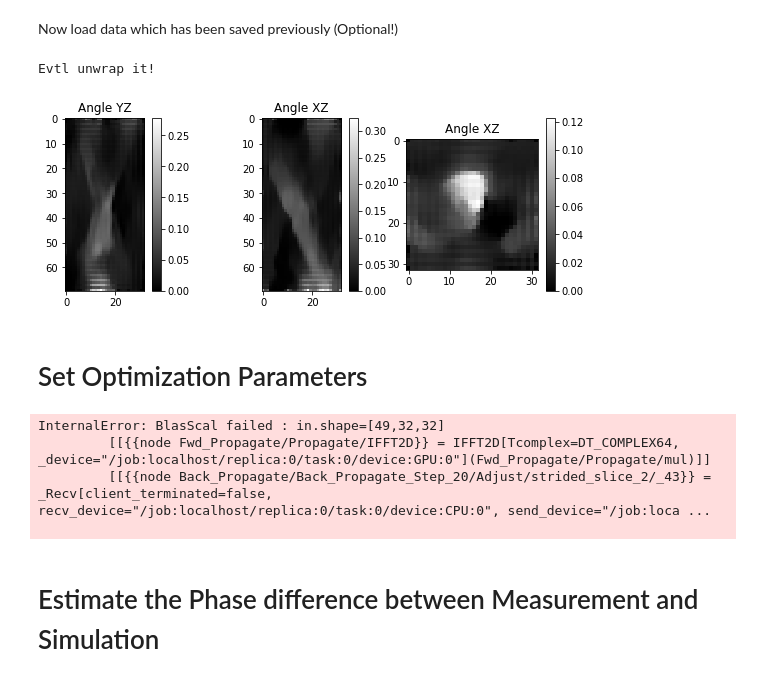
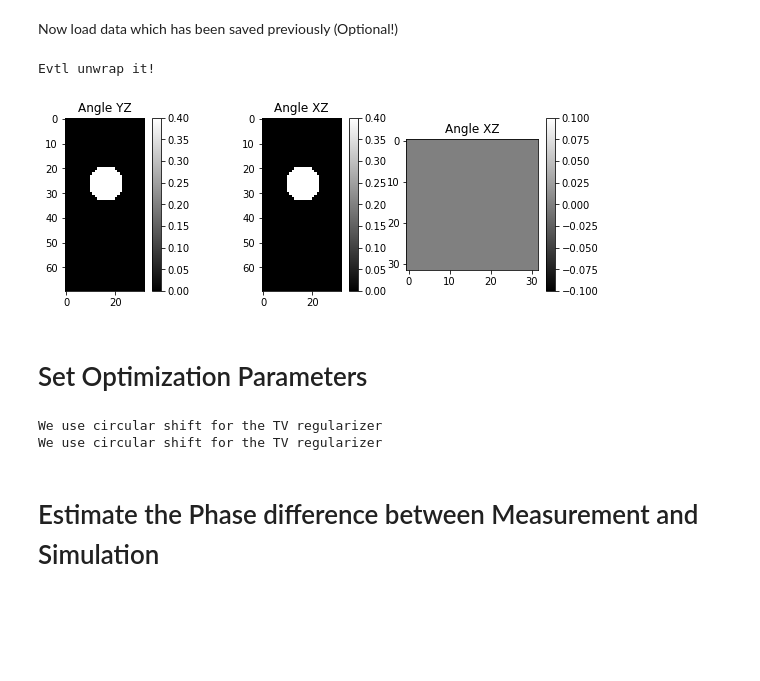
Before and after one commit to beniroquai/Multiple-Scattering_Tensorflow, a Jupyter notebook: Listings_20_Reconstruction_SplitAmpPhase_REAL.ipynb, the cells around one changed output. Saved outputs shown, nothing was run; the diff lists cells and outputs as text; code cells hidden in the pictures; blank space fills up the shorter version.

Commit message:
Experiment 20 seems promising, Bug in flipped object

```diff
--- a/Listings_20_Reconstruction_SplitAmpPhase_REAL.ipynb
+++ b/Listings_20_Reconstruction_SplitAmpPhase_REAL.ipynb
@@ -50,7 +50,7 @@ except(FileExistsError):
 is_padding = False
 is_display = True
 is_optimization = True
-is_optimization_psf = True
+is_optimization_psf = False
 is_flip = False
 is_measurement = True
 
@@ -62,7 +62,7 @@ if is_measurement:
         matlab_val_name = 'allAmp_red'
         matlab_par_name = 'myParameterNew'
     if(True):
-        matlab_val_file = './Data/DROPLETS/S19_multiple/S19_subroi2.mat'      #'./Data/DROPLETS/allAmp_simu.npy' #
+        matlab_val_file = './Data/DROPLETS/S19_multiple/S19_subroi5.mat'      #'./Data/DROPLETS/allAmp_simu.npy' #
         matlab_par_file = './Data/DROPLETS/S19_multiple/Parameter.mat'
         matlab_val_name = 'allAmp_red'
         matlab_par_name = 'myParameter'
@@ -74,7 +74,7 @@ else:
     matlab_par_name = 'myParameterNew'
 
 # microscope parameters
-zernikefactors = np.array((0,0,0,0,0,0,0.,-0.,0)) # representing the 9 first zernike coefficients in noll-writings
+zernikefactors = np.array((0,0,0,0,0,0,0.5,-0.5,0))*0 # representing the 9 first zernike coefficients in noll-writings
 shiftIcY=-1
 shiftIcX=-0
 dn = .1
@@ -88,7 +88,7 @@ lambda_gr = 0 # lambda for Goods Roughness
 lambda_pos = 0
 lambda_neg = 10
 
-Niter = 10000
+Niter = 5000
 Ndisplay = 15
 
 
@@ -163,38 +163,41 @@ print('Evtl unwrap it!')
 np_meas=np_meas_raw#*np.exp(1j*np.pi)
 
 
 if(False): # good for the experiment
     init_guess = np.angle(np_meas)
     init_guess = init_guess - np.min(init_guess)
     init_guess = init_guess**2
     init_guess = init_guess/np.max(init_guess)*muscat.dn
 elif(False): # good for the simulation
     init_guess = -np.abs(np_meas)
     init_guess = init_guess - np.min(init_guess)
     init_guess = init_guess**2
     init_guess = init_guess/np.max(init_guess)*muscat.dn
     init_guess = np.flip(init_guess,0)
 elif(False):
     init_guess = np.ones(np_meas.shape)*muscat.dn
 elif(False):
     init_guess = tf_go.generateObject(mysize=muscat.mysize, obj_dim=muscat.dx, obj_type ='sphere', diameter = 7, dn = muscat.dn)
 else:
     init_guess = np_meas
-    obj = tf_go.generateObject(mysize=muscat.mysize, obj_dim=muscat.dx, obj_type ='sphere', diameter = 10, dn = muscat.dn)
-    obj_absorption = tf_go.generateObject(mysize=muscat.mysize, obj_dim=muscat.dx, obj_type ='sphere', diameter = 10, dn = 1)
-    obj = obj+1j*obj_absorption*.2
+    ''' Create a 3D Refractive Index Distributaton as a artificial sample'''
+    mydiameter = 7
+    obj = tf_go.generateObject(mysize=muscat.mysize, obj_dim=muscat.dx, obj_type ='sphere', diameter = mydiameter, dn = .4)
+    obj_absorption = tf_go.generateObject(mysize=muscat.mysize, obj_dim=muscat.dx, obj_type ='sphere', diameter = mydiameter, dn = 1)
+    obj = obj+1j*obj_absorption*.05
+    obj = np.roll(obj,-9,0)
     init_guess = obj
-    init_guess = np.load('my_res_cmplx.npy')
+    #init_guess = np.load('my_res_cmplx.npy')
     #init_guess = np.random.randn(np_meas.shape[0],init_guess.shape[1],init_guess.shape[2])*muscat.dn
 
 
 
 if(is_display): plt.subplot(231), plt.title('Angle YZ'),plt.imshow(np.real(init_guess[:,init_guess.shape[1]//2,:])), plt.colorbar()
 if(is_display): plt.subplot(232), plt.title('Angle XZ'),plt.imshow(np.real(init_guess[:,:,init_guess.shape[1]//2])), plt.colorbar()
 if(is_display): plt.subplot(233), plt.title('Angle XZ'),plt.imshow(np.real(init_guess[init_guess.shape[0]//2,:,:])), plt.colorbar(),plt.show()
 # %% [output]
 Evtl unwrap it!
-[figure, old version]
+[figure, new version]
 # %% [markdown]
 # Set Optimization Parameters
 # %%
@@ -209,9 +212,10 @@ tf_meas = tf.placeholder(dtype=tf.complex64, shape=init_guess.shape)
 
 '''Define Cost-function'''
 tf_lambda_tv = tf.placeholder(tf.float32, [])
-#tf_tvloss = tf_lambda_tv*reg.tf_total_variation_regularization(muscat.TF_obj, BetaVals = [muscat.dx,muscat.dy,muscat.dz], epsR=epsTV, is_circ = True)  #Alernatively tf_total_variation_regularization # total_variation
-tf_tvloss = tf_lambda_tv*reg.total_variation_iso_conv(muscat.TF_obj,  eps=epsTV, step_sizes = [muscat.dx,muscat.dy,muscat.dz])  #Alernatively tf_total_variation_regularization # total_variation
-tf_tvloss += tf_lambda_tv*reg.total_variation_iso_conv(muscat.TF_obj_absorption,  eps=epsTV, step_sizes = [muscat.dx,muscat.dy,muscat.dz])  #Alernatively tf_total_variation_regularization # total_variation
+tf_tvloss = tf_lambda_tv*reg.tf_total_variation_regularization(muscat.TF_obj, BetaVals = [muscat.dx,muscat.dy,muscat.dz], epsR=epsTV, is_circ = True)  #Alernatively tf_total_variation_regularization # total_variation
+tf_tvloss += tf_lambda_tv*reg.tf_total_variation_regularization(muscat.TF_obj_absorption, BetaVals = [muscat.dx,muscat.dy,muscat.dz], epsR=epsTV, is_circ = True)  #Alernatively tf_total_variation_regularization # total_variation
+#tf_tvloss = tf_lambda_tv*reg.total_variation_iso_conv(muscat.TF_obj,  eps=epsTV, step_sizes = [muscat.dx,muscat.dy,muscat.dz])  #Alernatively tf_total_variation_regularization # total_variation
+#tf_tvloss += tf_lambda_tv*reg.total_variation_iso_conv(muscat.TF_obj_absorption,  eps=epsTV, step_sizes = [muscat.dx,muscat.dy,muscat.dz])  #Alernatively tf_total_variation_regularization # total_variation
 
 tf_negsqrloss = lambda_neg*reg.RegularizeNegSqr(muscat.TF_obj)
 tf_globalphase = tf.Variable(0., tf.float32, name='var_phase')
@@ -250,15 +254,14 @@ if is_optimization:
         init_guess_tmp[:,muscat.Nx//2-muscat.Nx//4:muscat.Nx//2+muscat.Nx//4, muscat.Ny//2-muscat.Ny//4:muscat.Ny//2+muscat.Ny//4] =init_guess
         init_guess = init_guess_tmp
 
-    sess.run(tf.assign(muscat.TF_obj, init_guess)); # assign abs of measurement as initial guess of
+    sess.run(tf.assign(muscat.TF_obj, np.real(init_guess))); # assign abs of measurement as initial guess of
+    sess.run(tf.assign(muscat.TF_obj_absorption, np.imag(init_guess))); # assign abs of measurement as initial guess of
 
 my_fwd = sess.run(tf_fwd)#, feed_dict={muscat.TF_obj:obj})
 mysize = my_fwd.shape
 # %% [output]
-InternalError: BlasScal failed : in.shape=[49,32,32]
-         [[{{node Fwd_Propagate/Propagate/IFFT2D}} = IFFT2D[Tcomplex=DT_COMPLEX64, _device="/job:localhost/replica:0/task:0/device:GPU:0"](Fwd_Propagate/Propagate/mul)]]
-         [[{{node Back_Propagate/Back_Propagate_Step_20/Adjust/strided_slice_2/_43}} = _Recv[client_terminated=false, recv_device="/job:localhost/replica:0/task:0/device:CPU:0", send_device="/job:loca ...
-
+We use circular shift for the TV regularizer
+We use circular shift for the TV regularizer
 # %% [markdown]
 # Estimate the Phase difference between Measurement and Simulation
 # %%
```
Also changed, not shown: parts of 6 cells of this notebook, 7 other files.
